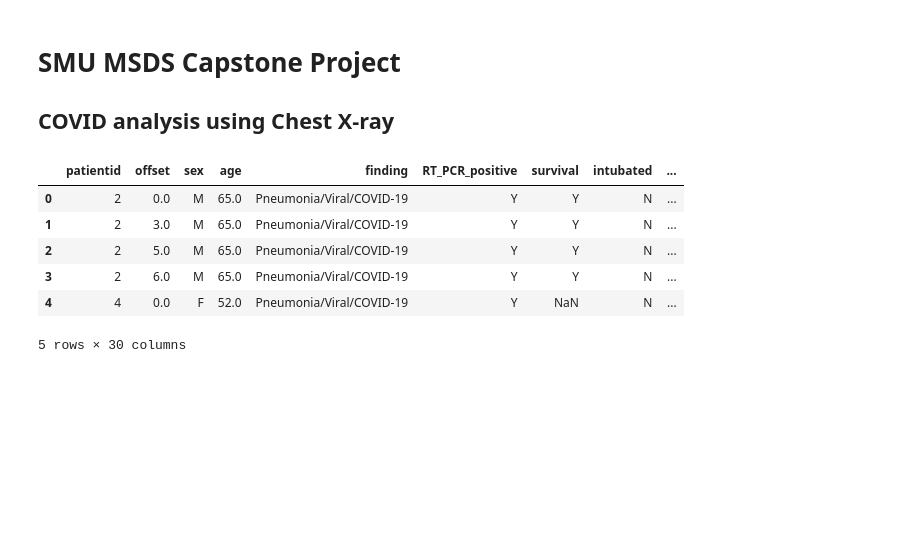
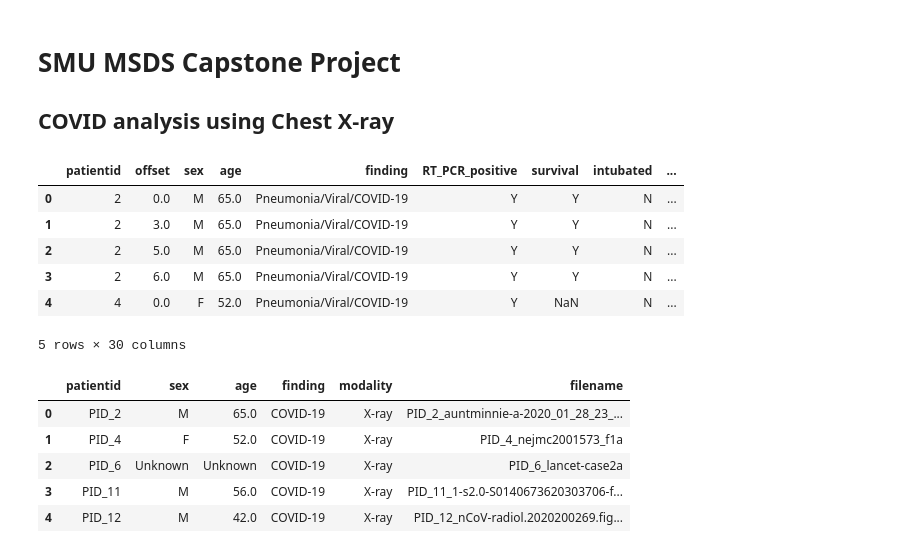
Before and after one commit to RashmiAPatel19/SMU-MSDS-CapstoneA, a Jupyter notebook: Code/RP_LA_Capstone_COVID.ipynb, the cells around one changed output. Cells and saved outputs as stored; diff of their text form; code cells hidden in the pictures; blank space fills up the shorter version.

```diff
--- a/Code/RP_LA_Capstone_COVID.ipynb
+++ b/Code/RP_LA_Capstone_COVID.ipynb
@@ -19,3 +19,13 @@ data1.head()
 | 3 | 2 | 6.0 | M | 65.0 | Pneumonia/Viral/COVID-19 | Y | Y | N | ... |
 | 4 | 4 | 0.0 | F | 52.0 | Pneumonia/Viral/COVID-19 | Y | NaN | N | ... |
 5 rows × 30 columns
+# %%
+data2=pd.read_csv('https://raw.githubusercontent.com/RashmiAPatel19/SMU-MSDS-CapstoneA/main/Data/metadata.csv')
+data2.head()
+# %% [output]
+|  | patientid | sex | age | finding | modality | filename |
+| 0 | PID_2 | M | 65.0 | COVID-19 | X-ray | PID_2_auntminnie-a-2020_01_28_23_... |
+| 1 | PID_4 | F | 52.0 | COVID-19 | X-ray | PID_4_nejmc2001573_f1a |
+| 2 | PID_6 | Unknown | Unknown | COVID-19 | X-ray | PID_6_lancet-case2a |
+| 3 | PID_11 | M | 56.0 | COVID-19 | X-ray | PID_11_1-s2.0-S0140673620303706-f... |
+| 4 | PID_12 | M | 42.0 | COVID-19 | X-ray | PID_12_nCoV-radiol.2020200269.fig... |
```
Also changed, not shown: parts of 26 cells of this notebook.
